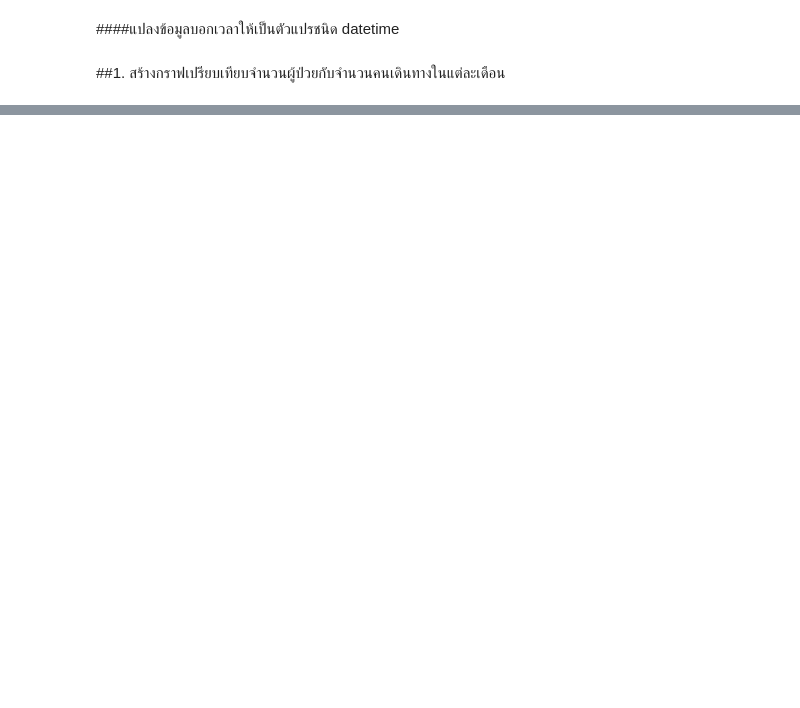
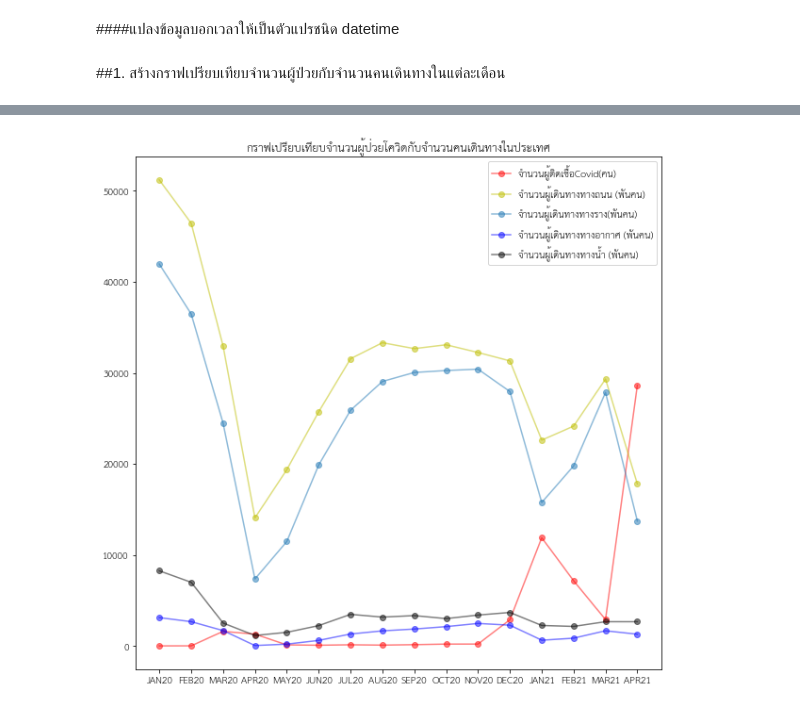
Before and after one commit to watcharapornn/Data_viz, a Jupyter notebook: Visualization_Final_Exam.ipynb, the cells around one changed output, grey strips where cells are left out. Drawn from its saved outputs; the diff is of its cells as text; code cells hidden in the pictures; blank space fills up the shorter version.

```diff
--- a/Visualization_Final_Exam.ipynb
+++ b/Visualization_Final_Exam.ipynb
@@ -50,0 +249,3 @@ data['announce_date']  = pd.to_datetime(data['announce_date'],format='%Y-%m-%d %
+# %%
+data = pd.read_excel(os.path.join(path,'passenger-covid19.xlsx'),sheet_name='2563-2564 รวมในประเทศ',skiprows=1,skipfooter=33)
+data
@@ -50,0 +260,3 @@ data['announce_date']  = pd.to_datetime(data['announce_date'],format='%Y-%m-%d %
+# %%
+data.columns = [i.strftime('%Y-%m-%d %H:%M:%S') if isinstance(i, dt) else i for i in data.columns]
+data
@@ -50,0 +381,19 @@ data['announce_date']  = pd.to_datetime(data['announce_date'],format='%Y-%m-%d %
+# %%
+#ผู้คนที่เดินทางโดยทางเรือต่างๆ
+water = [data.iloc[:,1:32].sum(axis=1)[2]
+            ,data.iloc[:,32:61].sum(axis=1)[2]
+            ,data.iloc[:,61:92].sum(axis=1)[2]
+            ,data.iloc[:,92:122].sum(axis=1)[2]
+            ,data.iloc[:,122:153].sum(axis=1)[2]
+            ,data.iloc[:,153:183].sum(axis=1)[2]
+            ,data.iloc[:,183:214].sum(axis=1)[2]
+            ,data.iloc[:,214:245].sum(axis=1)[2]
+            ,data.iloc[:,245:275].sum(axis=1)[2]
+            ,data.iloc[:,275:306].sum(axis=1)[2]
+            ,data.iloc[:,306:336].sum(axis=1)[2]
+            ,data.iloc[:,336:367].sum(axis=1)[2]
+            ,data.iloc[:,367:398].sum(axis=1)[2]
+            ,data.iloc[:,398:426].sum(axis=1)[2]
+            ,data.iloc[:,426:457].sum(axis=1)[2]
+            ,data.iloc[:,457:].sum(axis=1)[2]]
+water
@@ -50,0 +417,10 @@ data['announce_date']  = pd.to_datetime(data['announce_date'],format='%Y-%m-%d %
+# %%
+df['road'] = road
+df['road'] = df['road']/1000
+df['rail'] = rail
+df['rail'] = df['rail']/1000
+df['air'] = air
+df['air'] = df['air']/1000
+df['water'] = water
+df['water'] = df['water']/1000
+df
@@ -50,0 +445,10 @@ data['announce_date']  = pd.to_datetime(data['announce_date'],format='%Y-%m-%d %
+# %%
+plt.plot(df['Month'],df['Number of Patient'],'o-r',alpha=0.5,label = 'จำนวนผู้ติดเชื้อCovid(คน)')
+plt.plot(df['Month'],df['road'],'o-y',alpha=0.5,label='จำนวนผู้เดินทางทางถนน (พันคน)')
+plt.plot(df['Month'],df['rail'],'o-',alpha=0.5,label='จำนวนผู้เดินทางทางราง(พันคน)')
+plt.plot(df['Month'],df['air'],'o-b',alpha=0.5,label='จำนวนผู้เดินทางทางอากาศ (พันคน)')
+plt.plot(df['Month'],df['water'],'o-k',alpha=0.5,label='จำนวนผู้เดินทางทางน้ำ (พันคน)')
+plt.title('กราฟเปรียบเทียบจำนวนผู้ป่วยโควิดกับจำนวนคนเดินทางในประเทศ')
+plt.legend();
+# %% [output]
+[figure, added]
```
Also changed, not shown: parts of 25 cells of this notebook.
